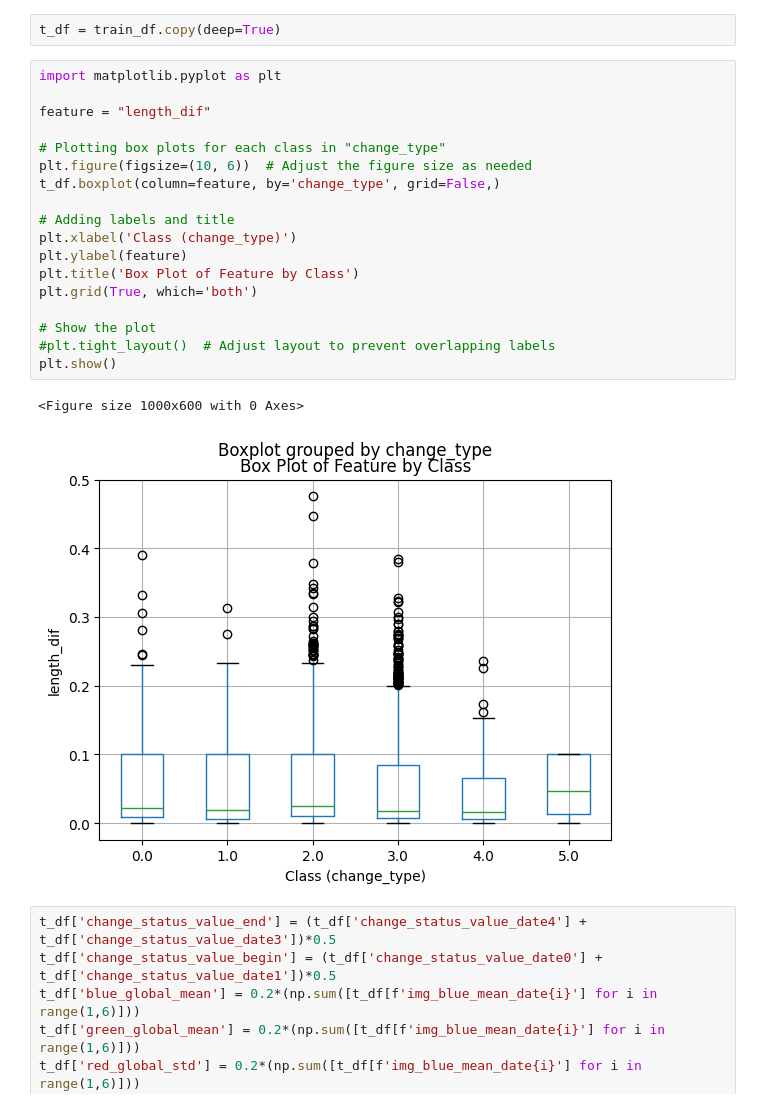
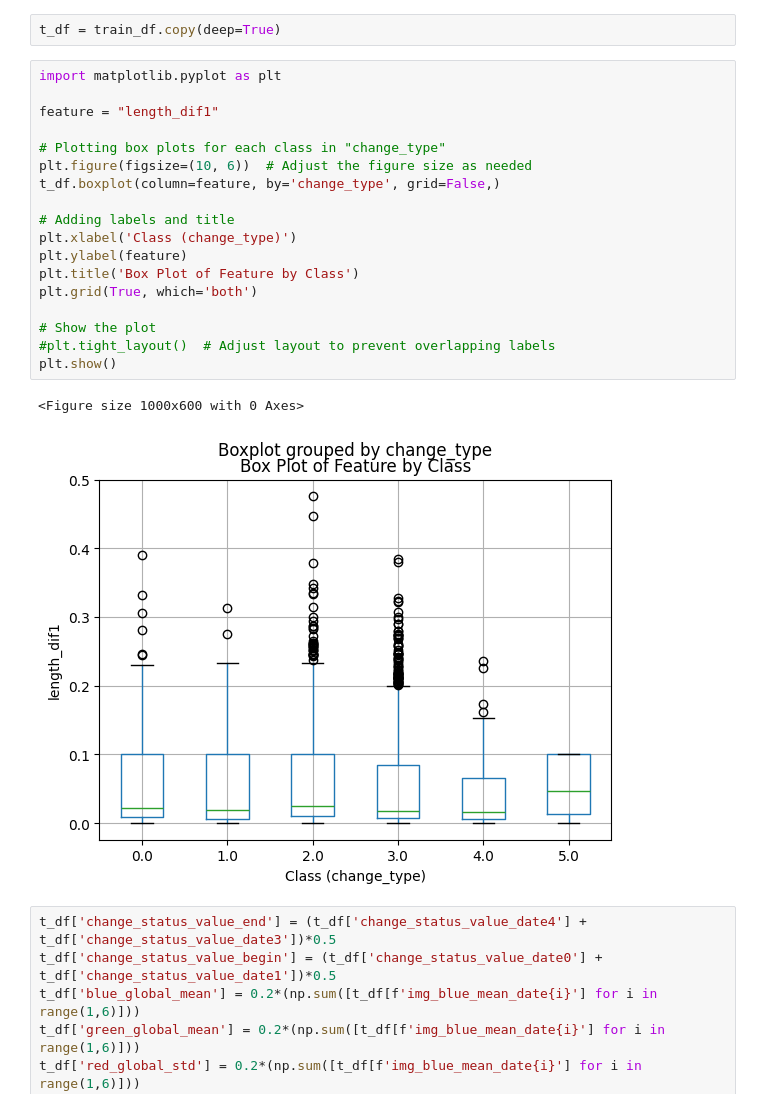
Before and after one commit to JP-Regazzi/classification-landscape-transformations, a Jupyter notebook: rick/rick2.ipynb, the cells around one changed output. Saved outputs shown, nothing was run; the diff lists cells and outputs as text.

```diff
--- a/rick/rick2.ipynb
+++ b/rick/rick2.ipynb
@@ -349,24 +351,24 @@ t_df = train_df.copy(deep=True)
 # %%
 import matplotlib.pyplot as plt
 
-feature = "length_dif"
+feature = "length_dif1"
 
 # Plotting box plots for each class in "change_type"
 plt.figure(figsize=(10, 6))  # Adjust the figure size as needed
 t_df.boxplot(column=feature, by='change_type', grid=False,)
 
 # Adding labels and title
 plt.xlabel('Class (change_type)')
 plt.ylabel(feature)
 plt.title('Box Plot of Feature by Class')
 plt.grid(True, which='both')
 
 # Show the plot
 #plt.tight_layout()  # Adjust layout to prevent overlapping labels
 plt.show()
 # %% [output]
 <Figure size 1000x600 with 0 Axes>
-[figure, old version]
+[figure, new version]
 # %%
 t_df['change_status_value_end'] = (t_df['change_status_value_date4'] + t_df['change_status_value_date3'])*0.5
 t_df['change_status_value_begin'] = (t_df['change_status_value_date0'] + t_df['change_status_value_date1'])*0.5
```
Also changed, not shown: parts of 4 cells of this notebook, 5 other files.
